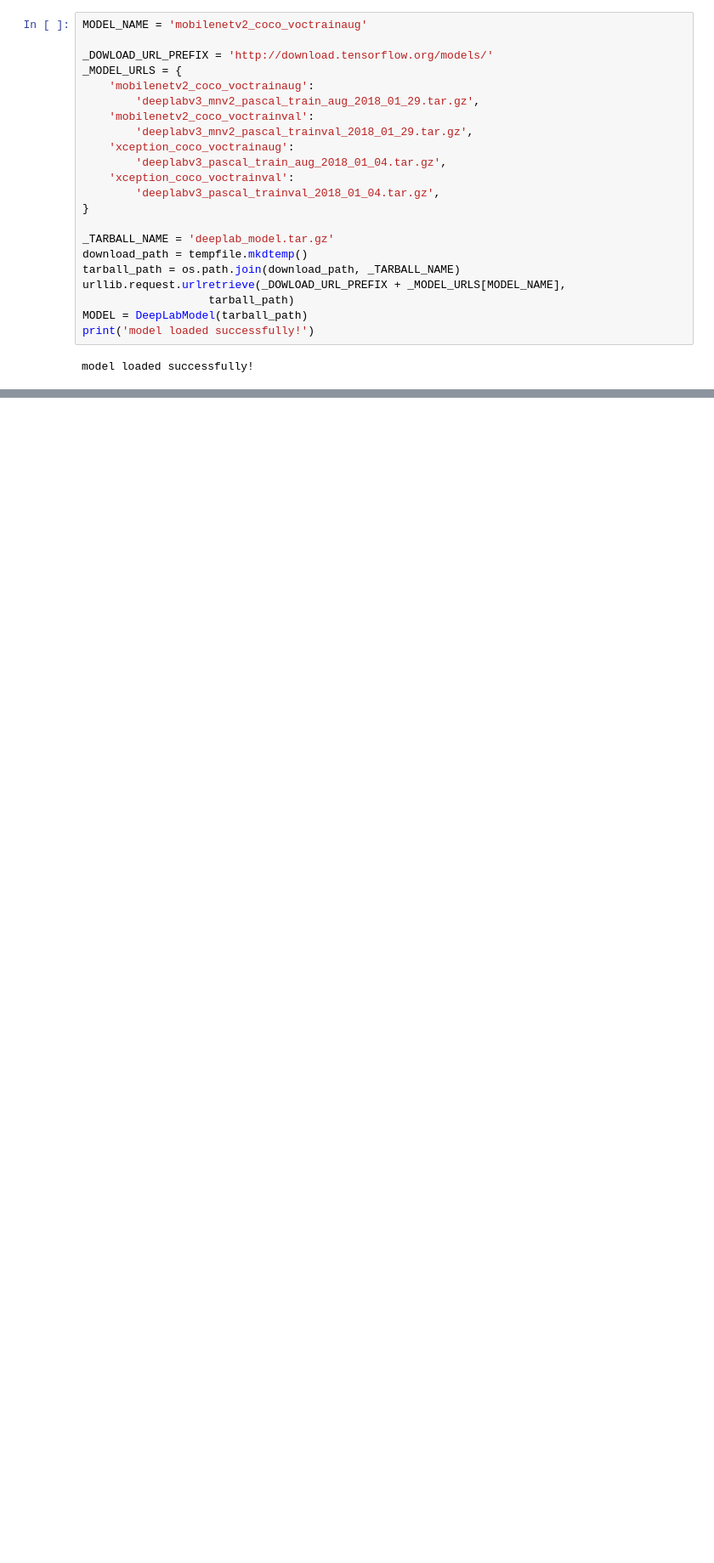
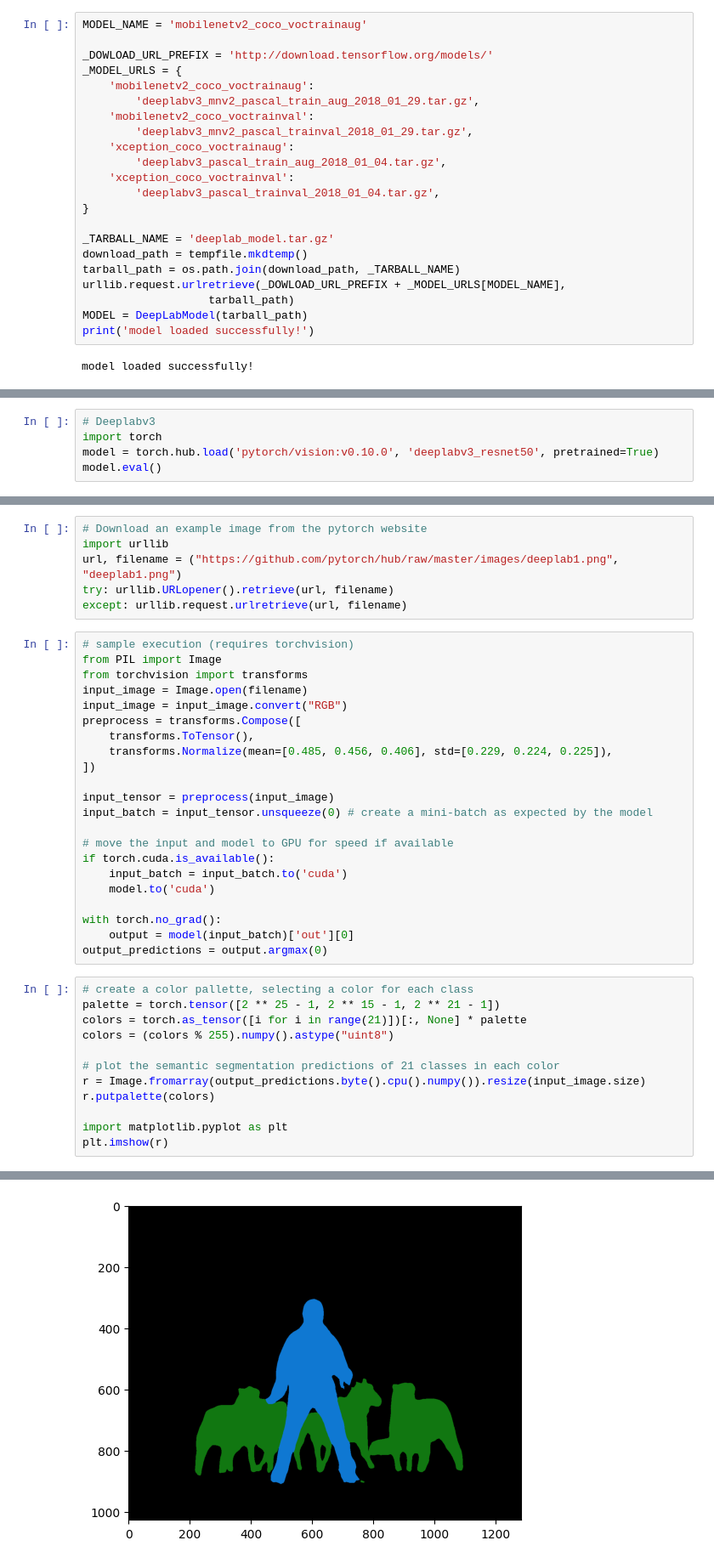
Before and after one commit to ederson-hub/Dio-Machine-Learning, a Jupyter notebook: DeepLab_SegmentacaoSemantica.ipynb, the cells around one changed output, grey strips where cells are left out. Shown at 85% size. Drawn from its saved outputs; the diff is of its cells as text; blank space fills up the shorter version.

```diff
--- a/DeepLab_SegmentacaoSemantica.ipynb
+++ b/DeepLab_SegmentacaoSemantica.ipynb
@@ -189,0 +189,5 @@ DeepLabModel.vis_segmentation(resized_image, seg_map)
+# %%
+# Deeplabv3
+import torch
+model = torch.hub.load('pytorch/vision:v0.10.0', 'deeplabv3_resnet50', pretrained=True)
+model.eval()
@@ -189,0 +214,41 @@ DeepLabModel.vis_segmentation(resized_image, seg_map)
+# %%
+# Download an example image from the pytorch website
+import urllib
+url, filename = ("https://github.com/pytorch/hub/raw/master/images/deeplab1.png", "deeplab1.png")
+try: urllib.URLopener().retrieve(url, filename)
+except: urllib.request.urlretrieve(url, filename)
+# %%
+# sample execution (requires torchvision)
+from PIL import Image
+from torchvision import transforms
+input_image = Image.open(filename)
+input_image = input_image.convert("RGB")
+preprocess = transforms.Compose([
+    transforms.ToTensor(),
+    transforms.Normalize(mean=[0.485, 0.456, 0.406], std=[0.229, 0.224, 0.225]),
+])
+
+input_tensor = preprocess(input_image)
+input_batch = input_tensor.unsqueeze(0) # create a mini-batch as expected by the model
+
+# move the input and model to GPU for speed if available
+if torch.cuda.is_available():
+    input_batch = input_batch.to('cuda')
+    model.to('cuda')
+
+with torch.no_grad():
+    output = model(input_batch)['out'][0]
+output_predictions = output.argmax(0)
+# %%
+# create a color pallette, selecting a color for each class
+palette = torch.tensor([2 ** 25 - 1, 2 ** 15 - 1, 2 ** 21 - 1])
+colors = torch.as_tensor([i for i in range(21)])[:, None] * palette
+colors = (colors % 255).numpy().astype("uint8")
+
+# plot the semantic segmentation predictions of 21 classes in each color
+r = Image.fromarray(output_predictions.byte().cpu().numpy()).resize(input_image.size)
+r.putpalette(colors)
+
+import matplotlib.pyplot as plt
+plt.imshow(r)
+# %% [output]
@@ -189,0 +256 @@ DeepLabModel.vis_segmentation(resized_image, seg_map)
+[figure, added]
```
Also changed, not shown: parts of 4 cells of this notebook.
